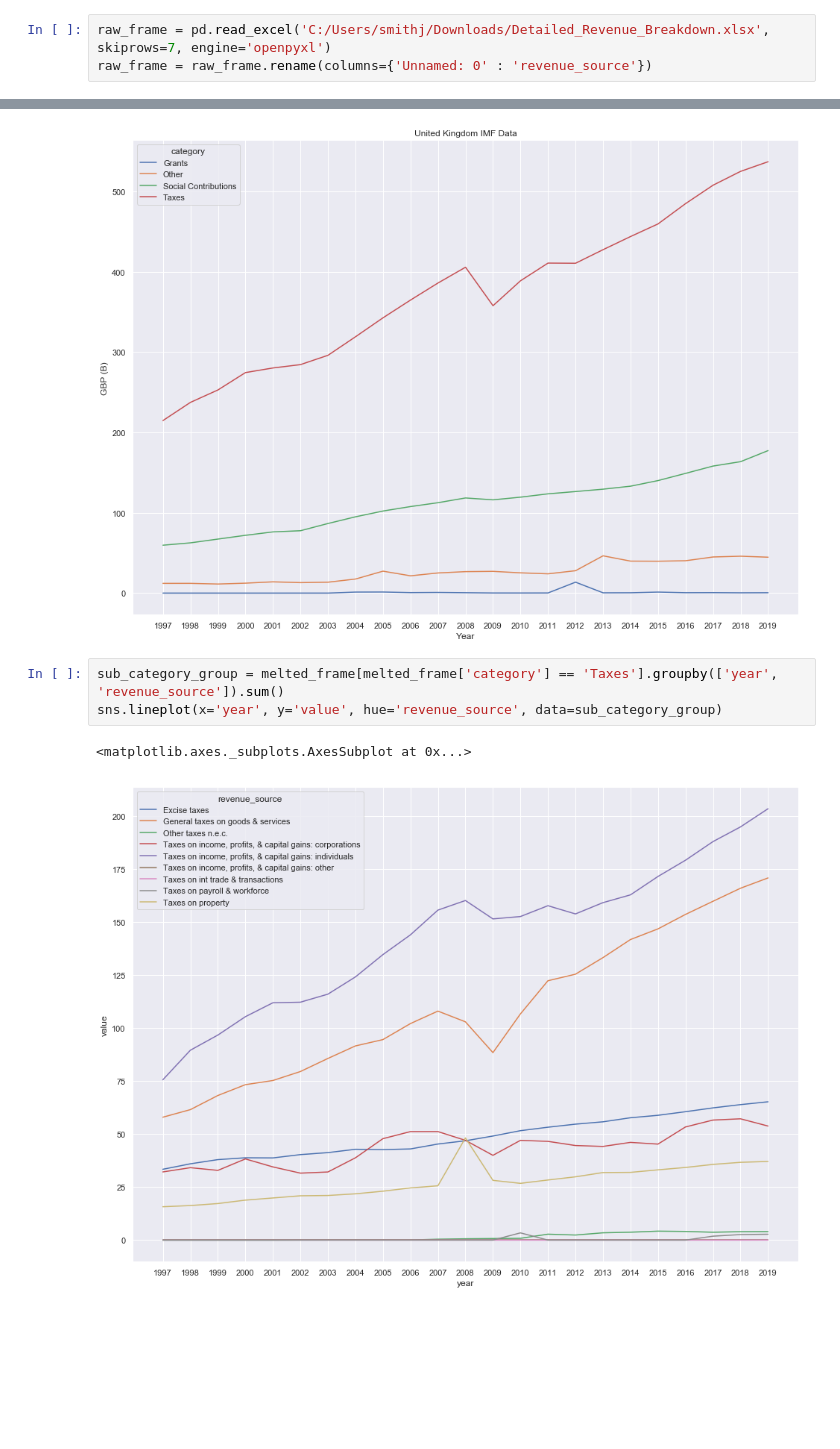
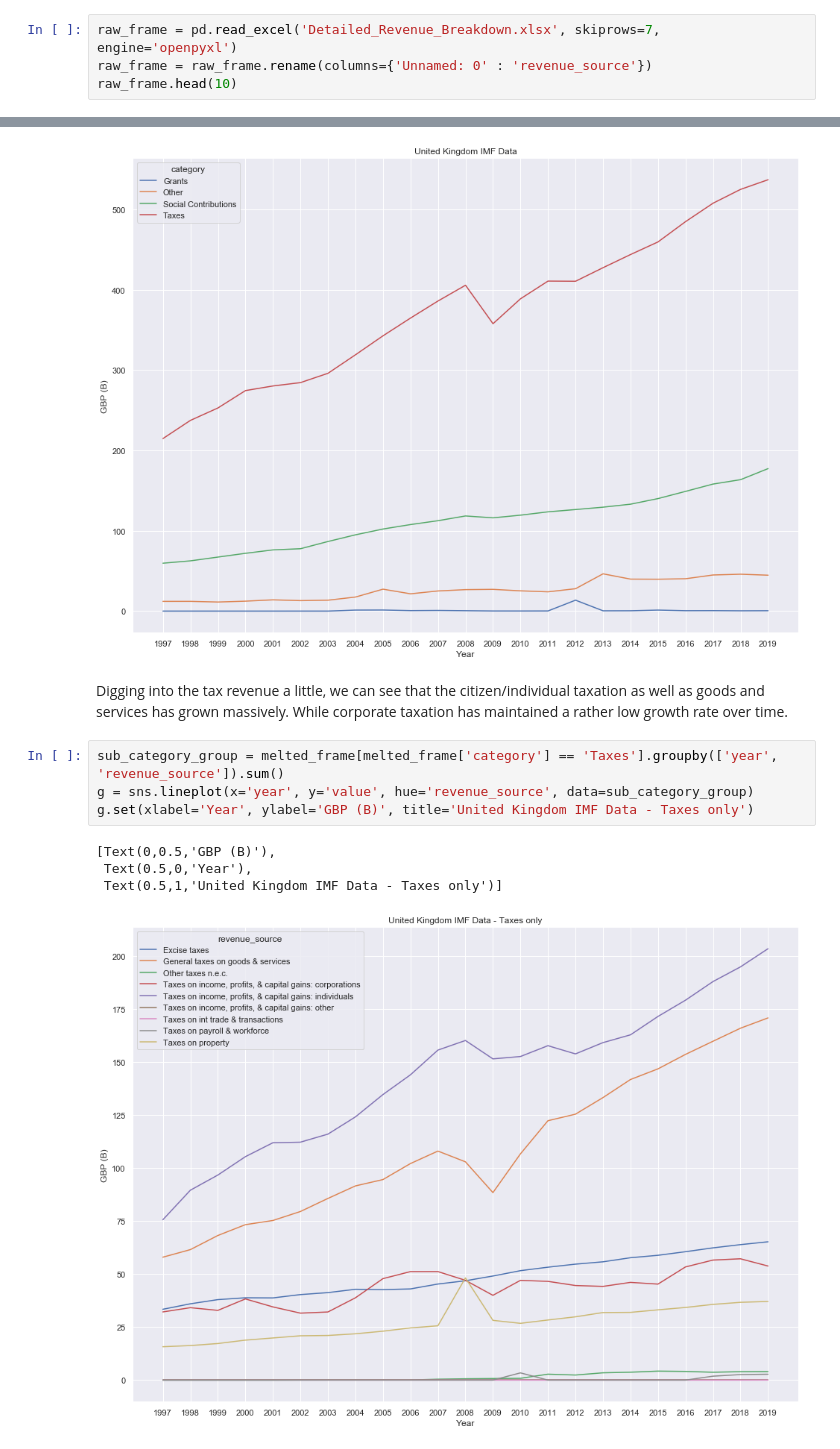
Before and after one commit to jsdataviz/squaretrade_interview, a Jupyter notebook: squaretrade_python.ipynb, the cells around one changed output, grey strips where cells are left out. Cells and saved outputs as stored; diff of their text form; blank space fills up the shorter version.

```diff
--- a/squaretrade_python.ipynb
+++ b/squaretrade_python.ipynb
@@ -7,3 +14,4 @@ import seaborn as sns
 # %%
-raw_frame = pd.read_excel('C:/Users/smithj/Downloads/Detailed_Revenue_Breakdown.xlsx', skiprows=7, engine='openpyxl')
+raw_frame = pd.read_excel('Detailed_Revenue_Breakdown.xlsx', skiprows=7, engine='openpyxl')
 raw_frame = raw_frame.rename(columns={'Unnamed: 0' : 'revenue_source'})
+raw_frame.head(10)
@@ -118,9 +135,14 @@ g
 # %% [output]
 <matplotlib.axes._subplots.AxesSubplot at 0x...>
 [figure]
+# %% [markdown]
+Digging into the tax revenue a little, we can see that the citizen/individual taxation as well as goods and services has grown massively. While corporate taxation has maintained a rather low growth rate over time.
 # %%
 sub_category_group = melted_frame[melted_frame['category'] == 'Taxes'].groupby(['year', 'revenue_source']).sum()
-sns.lineplot(x='year', y='value', hue='revenue_source', data=sub_category_group)
+g = sns.lineplot(x='year', y='value', hue='revenue_source', data=sub_category_group)
+g.set(xlabel='Year', ylabel='GBP (B)', title='United Kingdom IMF Data - Taxes only')
 # %% [output]
-<matplotlib.axes._subplots.AxesSubplot at 0x...>
+[Text(0,0.5,'GBP (B)'),
+ Text(0.5,0,'Year'),
+ Text(0.5,1,'United Kingdom IMF Data - Taxes only')]
-[figure, old version]
+[figure, new version]
```
Also changed, not shown: parts of 27 cells of this notebook.
